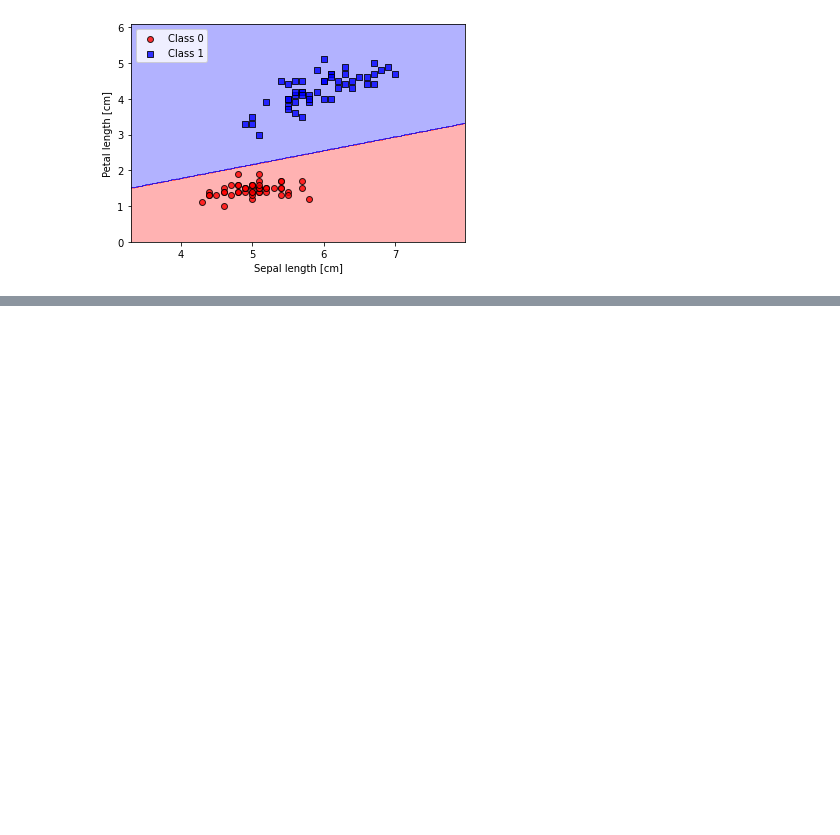
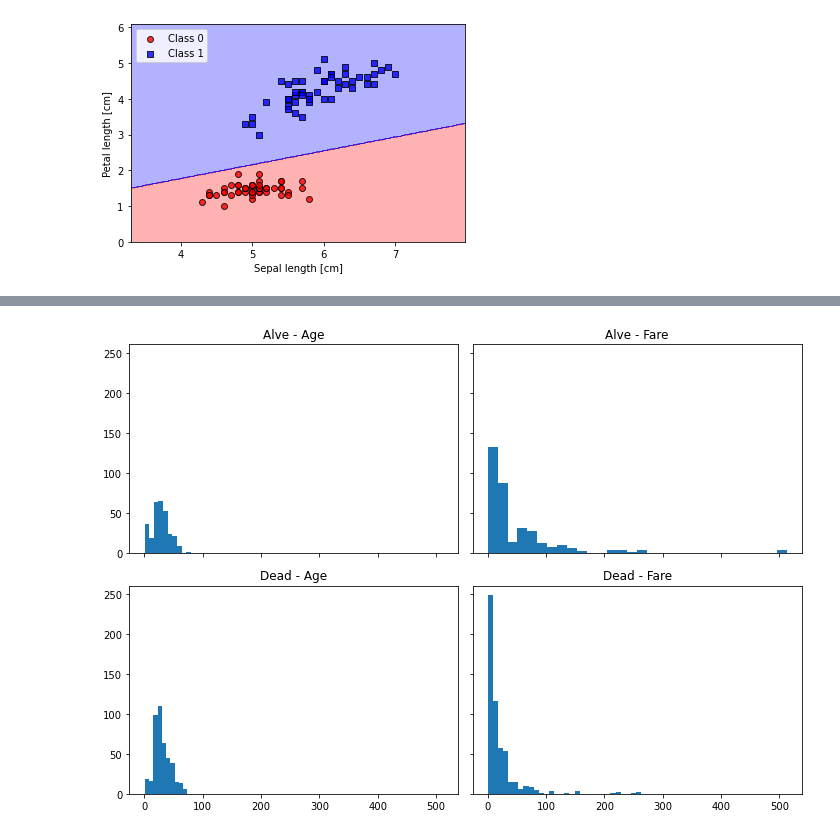
Before and after one commit to AsyaTiho/MLLearningScripts, a Jupyter notebook: Perceptron ML implementation.ipynb, the cells around one changed output, grey strips where cells are left out. Cells and saved outputs as stored; diff of their text form; code cells hidden in the pictures; blank space fills up the shorter version.

```diff
--- a/Perceptron ML implementation.ipynb
+++ b/Perceptron ML implementation.ipynb
@@ -120,0 +148,17 @@ plt.show()
+# %%
+figure,axis = plt.subplots(2,2, sharey=True, sharex=True, figsize=(10,7))
+plt.sca(axis[0,0])
+plt.title("Alve - Age")
+plt.hist(X_alive["Age"])
+plt.sca(axis[0,1])
+plt.hist(X_alive["Fare"], bins=30)
+plt.title("Alve - Fare")
+plt.sca(axis[1,0])
+plt.hist(X_dead["Age"])
+plt.title("Dead - Age")
+plt.sca(axis[1,1])
+plt.hist(X_dead["Fare"], bins=30)
+plt.title("Dead - Fare")
+plt.tight_layout()
+# %% [output]
+[figure, added]
```
Also changed, not shown: parts of 9 cells of this notebook.
